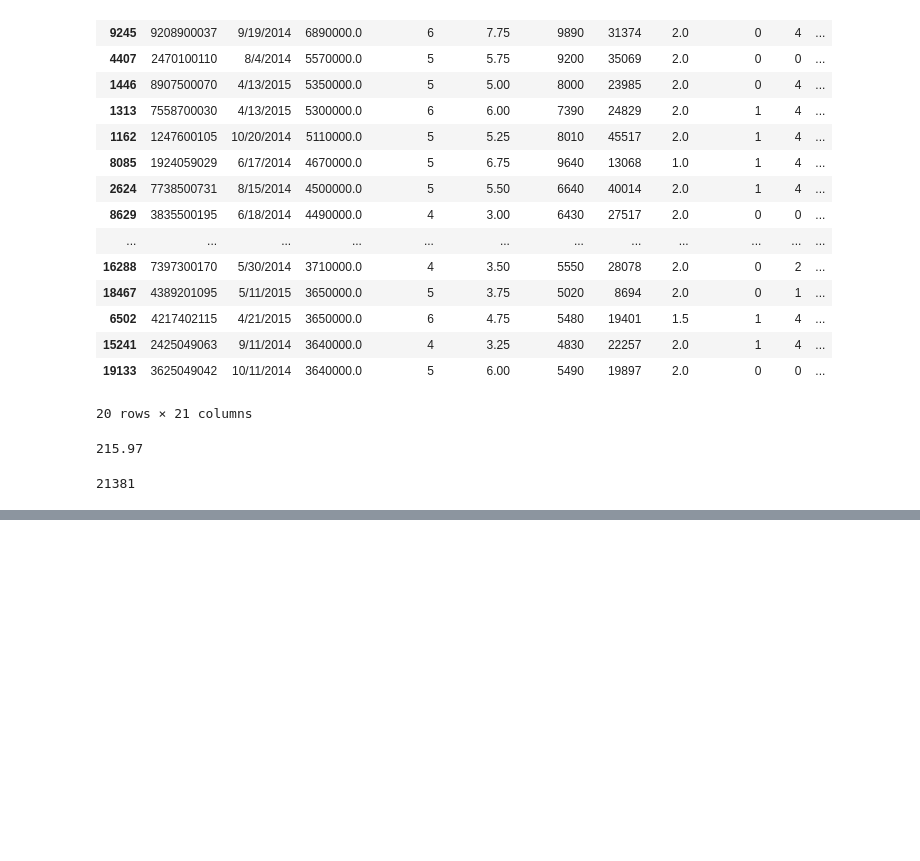
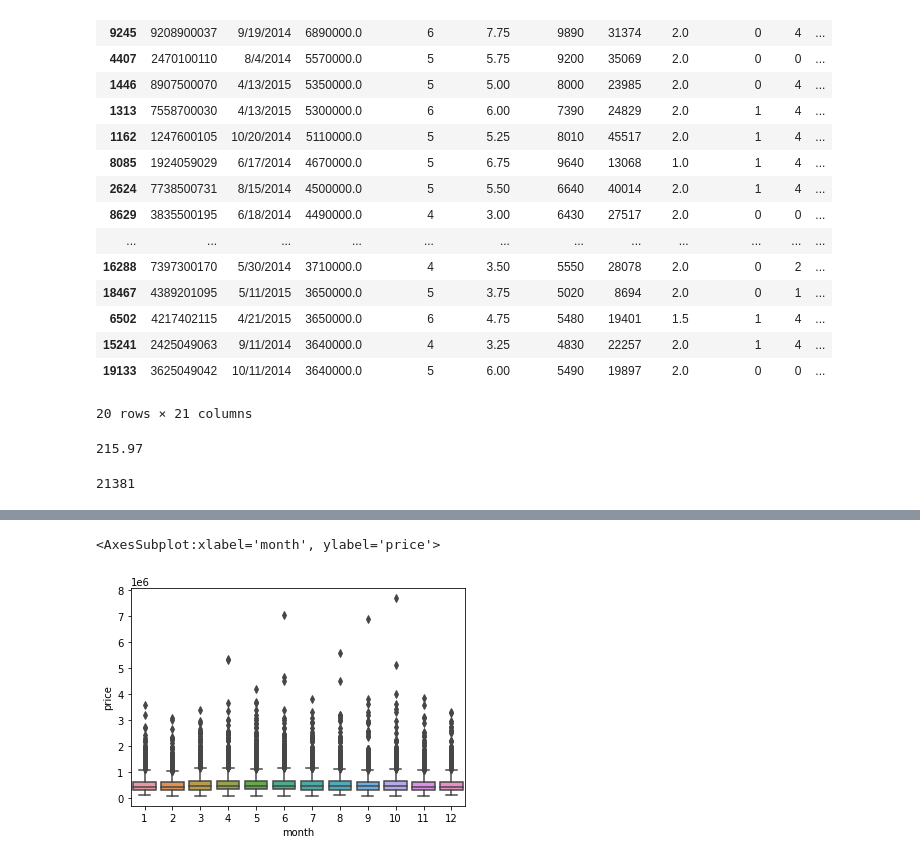
Before and after one commit to krishnavamsi121/Python_For_ML_DS_Bootcamp, a Jupyter notebook: 22-Deep Learning/Rough_TensorFlow_Housing_Data.ipynb, the cells around one changed output, grey strips where cells are left out. Cells and saved outputs as stored; diff of their text form; code cells hidden in the pictures; blank space fills up the shorter version.

```diff
--- a/22-Deep Learning/Rough_TensorFlow_Housing_Data.ipynb
+++ b/22-Deep Learning/Rough_TensorFlow_Housing_Data.ipynb
@@ -176,0 +211,6 @@ sns.scatterplot('long','lat',data=non_top_1_perc,hue = 'price')
+# %%
+df['date'] = pd.to_datetime(df['date'])
+# %%
+df['year'] = df['date'].apply(lambda date: date.year)
+# %%
+df['month'] = df['date'].apply(lambda date: date.month)
@@ -176,0 +227,2 @@ sns.scatterplot('long','lat',data=non_top_1_perc,hue = 'price')
+# %%
+df.drop('date',axis=1,inplace=True)
@@ -176,0 +239,5 @@ sns.scatterplot('long','lat',data=non_top_1_perc,hue = 'price')
+# %%
+sns.boxplot('month','price',data=df)
+# %% [output]
+<AxesSubplot:xlabel='month', ylabel='price'>
+[figure, added]
```
Also changed, not shown: parts of 10 cells of this notebook, 1 other file.
